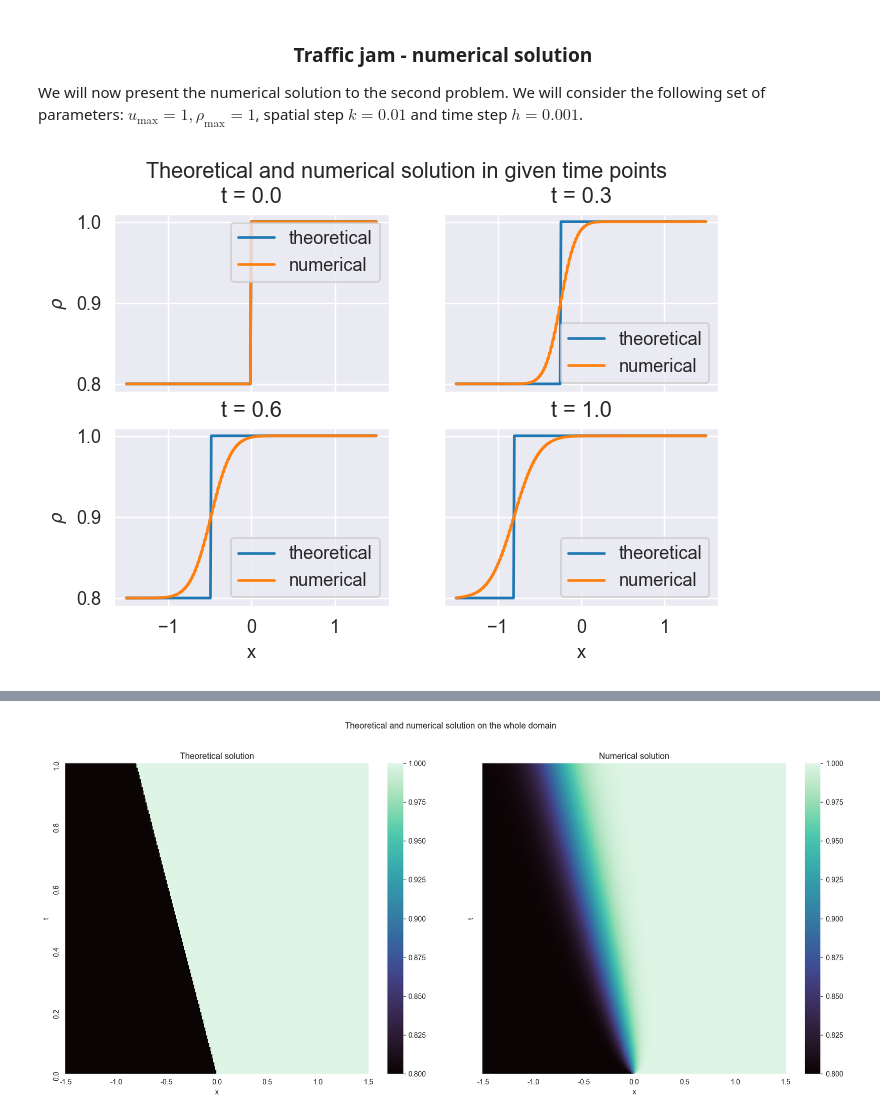
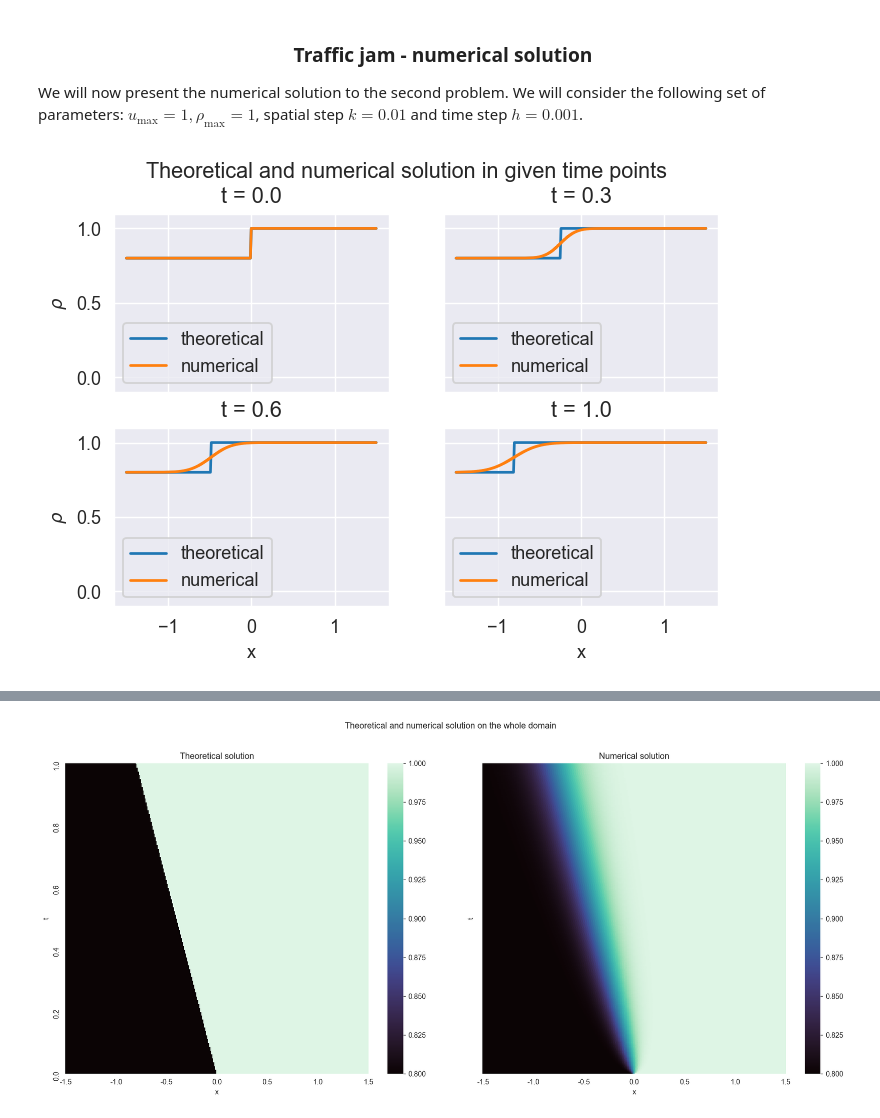
Before and after one commit to joannaww/Lighthill-Witham-Richards-Model, a Jupyter notebook: Matuszak_Wojciechowicz.ipynb, the cells around one changed output, grey strips where cells are left out. Drawn from its saved outputs; the diff is of its cells as text; code cells hidden in the pictures.

Commit message:
Updated plots and animations

```diff
--- a/Matuszak_Wojciechowicz.ipynb
+++ b/Matuszak_Wojciechowicz.ipynb
@@ -410,7 +410,7 @@ def FVM(method, problem, u_max=1, rho_max=1, rho_l=0.8, sigma=1, a=-1.5, b=1.5,
         rho[0,:] = rho_l # boundary condition for x=a
         rho[-1,:] = rho_max # boundary condition for x=b
     elif problem == "braking":
-        rho[:,0] = 1/np.sqrt(2*np.pi*sigma)*np.exp(-xs**2/(2*sigma**2)) # initial condition
+        rho[:,0] = 1/np.sqrt(4*np.pi*sigma)*np.exp(-xs**2/(4*sigma**2)) # initial condition
     else:
         print("Choose one of implemented problems.")
 
@@ -590,32 +591,32 @@ animated_plot(rho_theoretical, xs, ts, "traffic_jam_theoretical", "Theoretical s
 # %%
 time_points = [0, 300, 600, 1000]
 
 fig, axs = plt.subplots(2, 2)
 
 axs[0, 0].plot(xs, rho_theoretical[:,time_points[0]], label="theoretical")
 axs[0, 0].plot(xs, rho[:,time_points[0]], label="numerical")
 axs[0, 0].set_title(f't = {ts[time_points[0]]}')
 axs[0, 0].legend()
 axs[0, 1].plot(xs, rho_theoretical[:,time_points[1]], label="theoretical")
 axs[0, 1].plot(xs, rho[:,time_points[1]], label="numerical")
 axs[0, 1].set_title(f't = {ts[time_points[1]]}')
 axs[0, 1].legend()
 axs[1, 0].plot(xs, rho_theoretical[:,time_points[2]], label="theoretical")
 axs[1, 0].plot(xs, rho[:,time_points[2]], label="numerical")
 axs[1, 0].set_title(f't = {ts[time_points[2]]}')
 axs[1, 0].legend()
 axs[1, 1].plot(xs, rho_theoretical[:,time_points[3]], label="theoretical")
 axs[1, 1].plot(xs, rho[:,time_points[3]], label="numerical")
 axs[1, 1].set_title(f't = {ts[time_points[3]]}')
 axs[1, 1].legend()
 
 for ax in axs.flat:
-    ax.set(xlabel='x', ylabel=r'$\rho$')
+    ax.set(xlabel='x', ylabel=r'$\rho$', ylim=(0-0.1, 1+0.1))
 
 for ax in axs.flat:
     ax.label_outer()
 
 fig.suptitle("Theoretical and numerical solution in given time points")
 plt.show()
 # %% [output]
-[figure, old version]
+[figure, new version]
```
Also changed, not shown: parts of 17 cells of this notebook.
